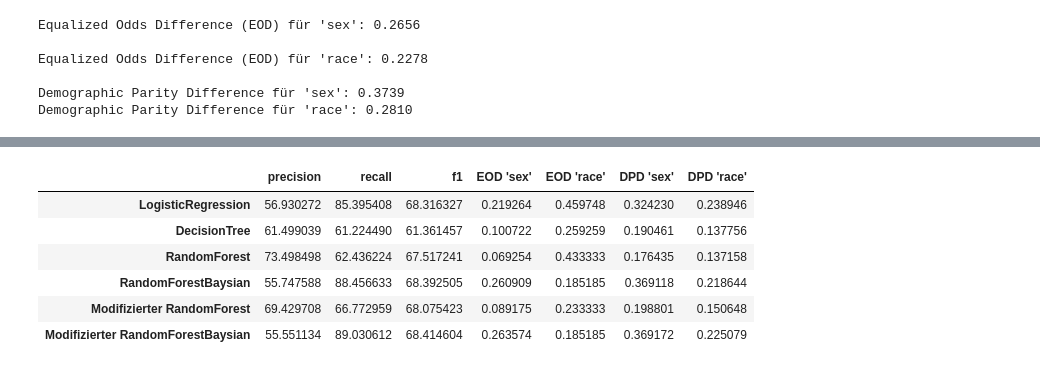
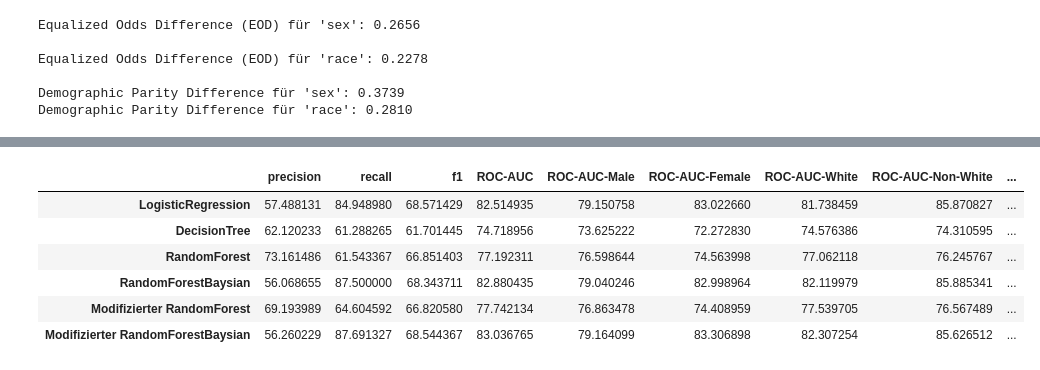
Before and after one commit to TobiasKipp3592/Adult_Cencus_Income_Project, a Jupyter notebook: data_science.ipynb, the cells around one changed output, grey strips where cells are left out. Cells and saved outputs as stored; diff of their text form; code cells hidden in the pictures.

```diff
--- a/data_science.ipynb
+++ b/data_science.ipynb
@@ -30,5 +30,5 @@ from fairlearn.metrics import demographic_parity_difference
 # %%
-df = pd.read_csv(r"C:\Kimi\Arbeit\Weiterbildung DADS\Stackfuel\Portfolio\PortfolioProject\.data\adult.csv", na_values=["?"])
+df = pd.read_csv(r"C:\Users\kimko\PortfolioProjekt\adult.csv", na_values=["?"])
 df = fill_missing_values(df)
 df = rename_columns(df)
 # %%
@@ -830,39 +830,70 @@ for target in pred_target_list:
     precision = precision_score(target_test, target)
     recall = recall_score(target_test, target)
     f1 = f1_score(target_test, target)
+    roc_auc = roc_auc_score(target_test, target)
+
+    mask = features_test["sex"] == 1
+    roc_auc_male = roc_auc_score(target_test[mask], target[mask])
+
+    mask = features_test["sex"] == 0
+    roc_auc_female = roc_auc_score(target_test[mask], target[mask])
+
+    mask = features_test["race"] == "White"
+    roc_auc_White = roc_auc_score(target_test[mask], target[mask])
+
+    mask = features_test["race"] != "White"
+    roc_auc_Non_White = roc_auc_score(target_test[mask], target[mask])
+
     eq_odds_diff_sex = equalized_odds_difference(y_true = target_test,
                                                y_pred = target,
                                            sensitive_features= features_test["sex"])
 
     eq_odds_diff_race = equalized_odds_difference(y_true = target_test,
                                                y_pred = target,
                                            sensitive_features= features_test["race"])
+    di_sex = demographic_parity_ratio(
+        y_pred = target,
+        y_true = target_test,
+        sensitive_features=features_test["sex"]
+    )
+
+    di_race = demographic_parity_ratio(
+        y_pred = target,
+        y_true = target_test,
+        sensitive_features=features_test["race"]
+    )
 
     dp_diff_sex = demographic_parity_difference(
         y_pred=target,
         y_true=target_test,
         sensitive_features=features_test["sex"])
 
     dp_diff_race = demographic_parity_difference(
         y_pred=target,
         y_true=target_test,
         sensitive_features=features_test["race"])
 
     mod_qual.append({
-                    "precision": (precision*100), "recall": (recall*100), "f1":(f1*100),
+                    "precision": (precision*100), "recall": (recall*100), "f1":(f1*100), "ROC-AUC": (roc_auc*100),
+                    "ROC-AUC-Male": (roc_auc_male*100),
+                    "ROC-AUC-Female": (roc_auc_female*100),
+                    "ROC-AUC-White": (roc_auc_White*100),
+                    "ROC-AUC-Non-White": (roc_auc_Non_White*100),
                     "EOD 'sex'": (eq_odds_diff_sex),
                     "EOD 'race'": (eq_odds_diff_race),
+                    "DI 'sex'": (di_sex),
+                    "DI 'race'": (di_race),
                     "DPD 'sex'": (dp_diff_sex),
                     "DPD 'race'": (dp_diff_race)
                     })
 
 df_mod_qual = pd.DataFrame(mod_qual, index=model_name)
 df_mod_qual
 # %% [output]
-|  | precision | recall | f1 | EOD 'sex' | EOD 'race' | DPD 'sex' | DPD 'race' |
-| LogisticRegression | 56.930272 | 85.395408 | 68.316327 | 0.219264 | 0.459748 | 0.324230 | 0.238946 |
-| DecisionTree | 61.499039 | 61.224490 | 61.361457 | 0.100722 | 0.259259 | 0.190461 | 0.137756 |
-| RandomForest | 73.498498 | 62.436224 | 67.517241 | 0.069254 | 0.433333 | 0.176435 | 0.137158 |
-| RandomForestBaysian | 55.747588 | 88.456633 | 68.392505 | 0.260909 | 0.185185 | 0.369118 | 0.218644 |
-| Modifizierter RandomForest | 69.429708 | 66.772959 | 68.075423 | 0.089175 | 0.233333 | 0.198801 | 0.150648 |
-| Modifizierter RandomForestBaysian | 55.551134 | 89.030612 | 68.414604 | 0.263574 | 0.185185 | 0.369172 | 0.225079 |
+|  | precision | recall | f1 | ROC-AUC | ROC-AUC-Male | ROC-AUC-Female | ROC-AUC-White | ROC-AUC-Non-White | ... |
+| LogisticRegression | 57.488131 | 84.948980 | 68.571429 | 82.514935 | 79.150758 | 83.022660 | 81.738459 | 85.870827 | ... |
+| DecisionTree | 62.120233 | 61.288265 | 61.701445 | 74.718956 | 73.625222 | 72.272830 | 74.576386 | 74.310595 | ... |
+| RandomForest | 73.161486 | 61.543367 | 66.851403 | 77.192311 | 76.598644 | 74.563998 | 77.062118 | 76.245767 | ... |
+| RandomForestBaysian | 56.068655 | 87.500000 | 68.343711 | 82.880435 | 79.040246 | 82.998964 | 82.119979 | 85.885341 | ... |
+| Modifizierter RandomForest | 69.193989 | 64.604592 | 66.820580 | 77.742134 | 76.863478 | 74.408959 | 77.539705 | 76.567489 | ... |
+| Modifizierter RandomForestBaysian | 56.260229 | 87.691327 | 68.544367 | 83.036765 | 79.164099 | 83.306898 | 82.307254 | 85.626512 | ... |
```
Also changed, not shown: parts of 9 cells of this notebook.
